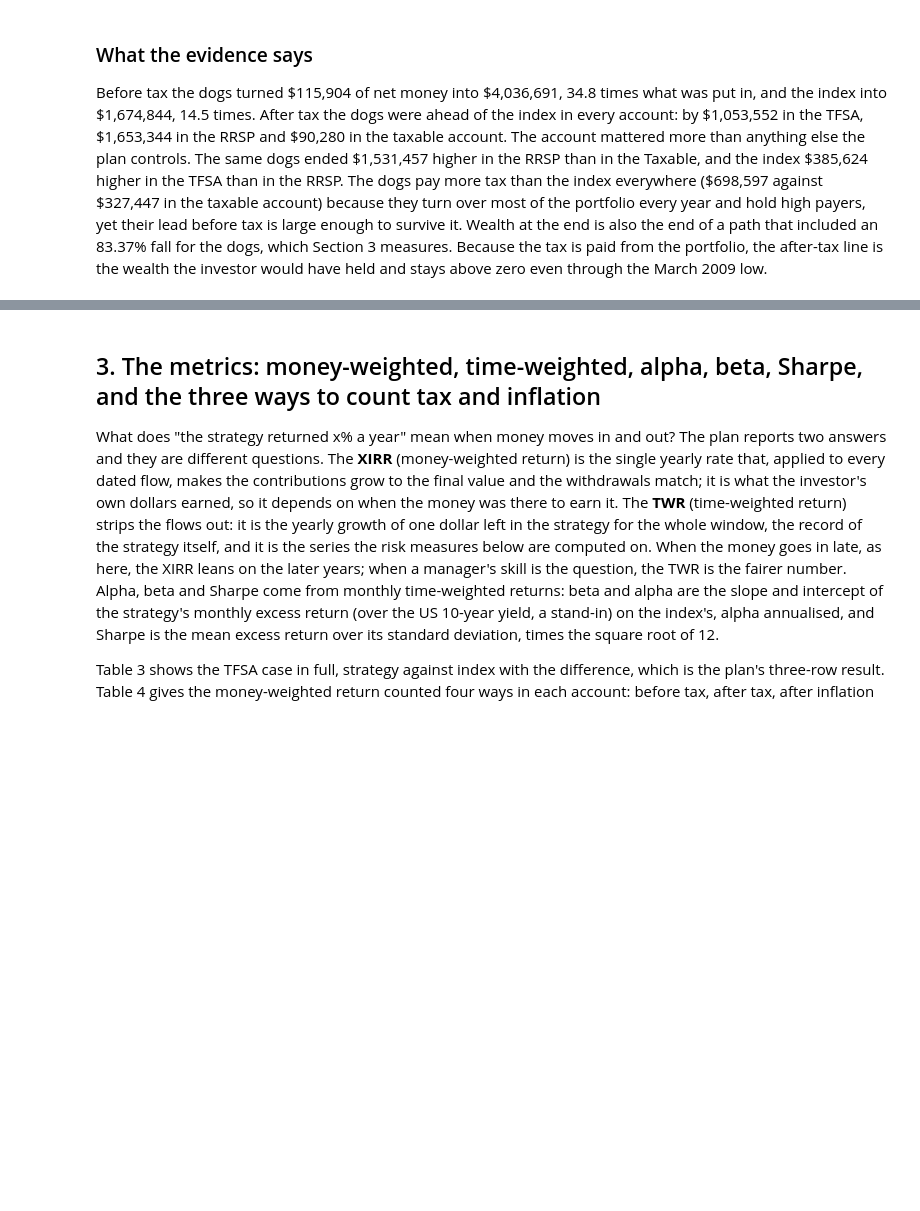
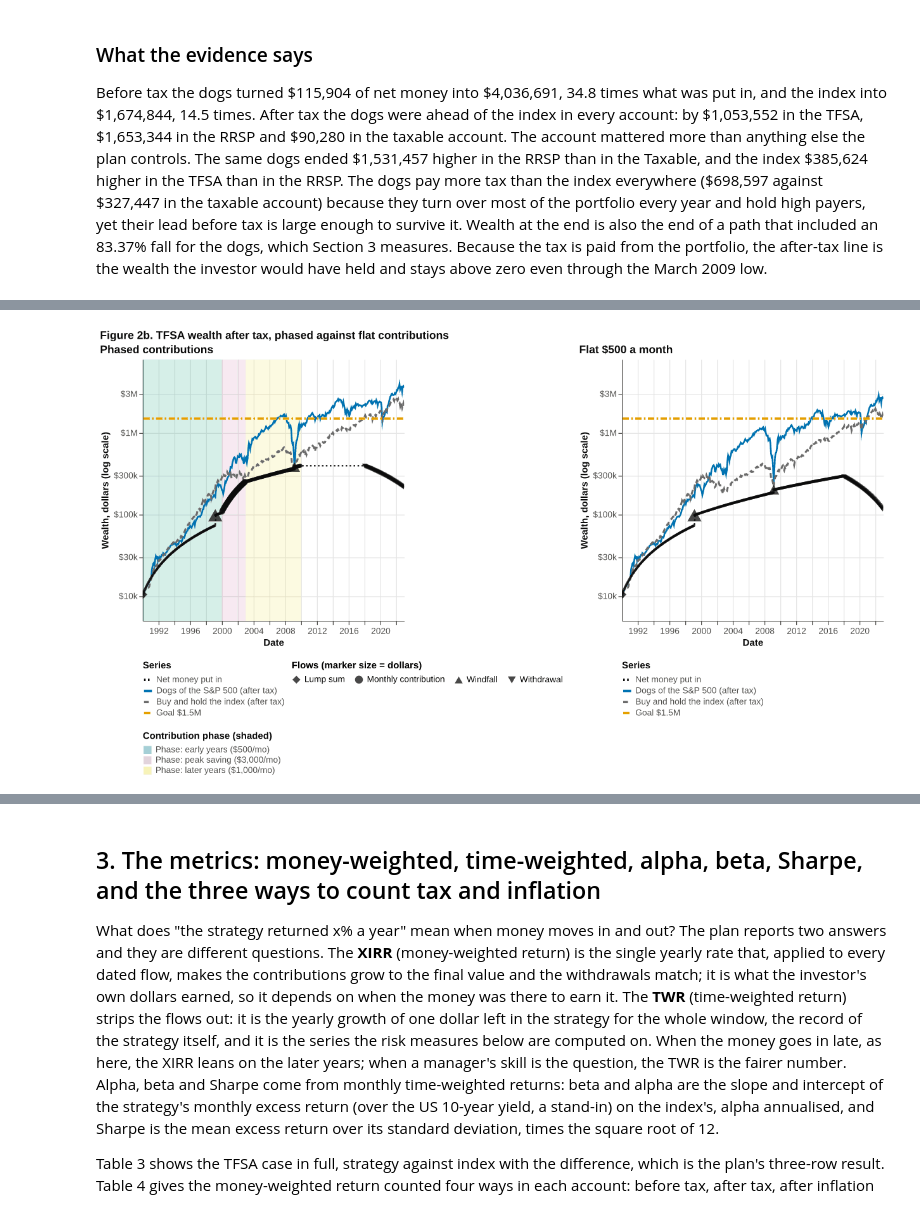
Before and after one commit to bgue/datasharing, a Jupyter notebook: screenlab/notebooks/plan_dca.ipynb, the cells around one changed output, grey strips where cells are left out. Drawn from its saved outputs; the diff is of its cells as text; code cells hidden in the pictures; blank space fills up the shorter version.

```diff
--- a/screenlab/notebooks/plan_dca.ipynb
+++ b/screenlab/notebooks/plan_dca.ipynb
@@ -98,6 +98,17 @@ S = {a: plans[a].series for a in ACCOUNTS}
 def first_date(series, level):            # first day the series is at or above `level`
     hit = series[series >= level]
     return hit.index[0] if len(hit) else None
+
+# V3: Section 2b, the phased plan: the owner's base case in the TFSA, with the same start, windfalls and withdrawals as the flat plan
+from screenlab.plan import Phase
+PHASES = (Phase(0, 10, 500, "early years"), Phase(10, 13, 3_000, "peak saving"), Phase(13, 20, 1_000, "later years"))
+phased = lab.plan(STRAT, FIRST, tax=tax_config("tfsa"), **{**PLAN, "periodic": 0, "phases": PHASES, "phase_growth": "indexed"})   # amounts in 1990 dollars, indexed to CPI
+BANDS = pch.phase_bands(phased)
+
+def gross_in(r):                          # dollars put in (lump sum, contributions, windfalls), before the withdrawals
+    f = r.flows[r.flows["applied"]]
+    return float(f.loc[f["amount"] > 0, "amount"].sum())
+PH_GROSS, PH_NET = gross_in(phased), float(phased.metrics.loc["strategy", "Contributed"])
 # %%
 # The summary. Every number below is read from the runs above.
 t = plans["tfsa"]
@@ -221,0 +241,8 @@ Before tax the dogs turned \$115,904 of net money into \$4,036,691, 34.8 times w
+# %%
+show(panels([pch.wealth_chart(phased, goal=GOAL, strategy_label=DOGS_LABEL, index_label=INDEX_LABEL, y_domain=(5_000, 8_000_000),
+                              title="Phased contributions", width=330, height=330, flow_legend=True),
+             pch.wealth_chart(plans["tfsa"], goal=GOAL, strategy_label=DOGS_LABEL, index_label=INDEX_LABEL, y_domain=(5_000, 8_000_000),
+                              title="Flat $500 a month", width=330, height=330, flow_legend=False)],
+            "Figure 2b. TFSA wealth after tax, phased against flat contributions"))
+# %% [output]
+[figure, added]
```
Also changed, not shown: parts of 6 cells of this notebook, 7 other files.
